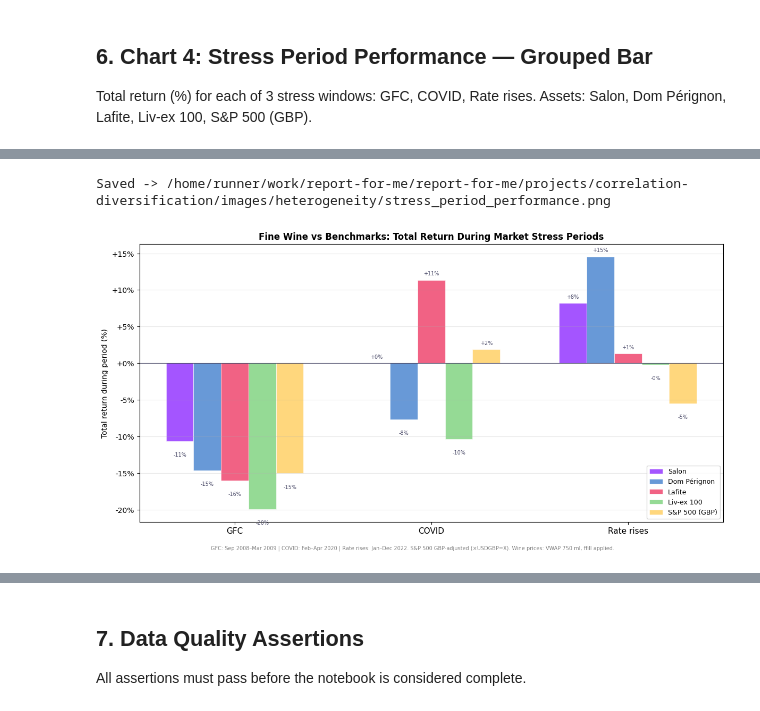
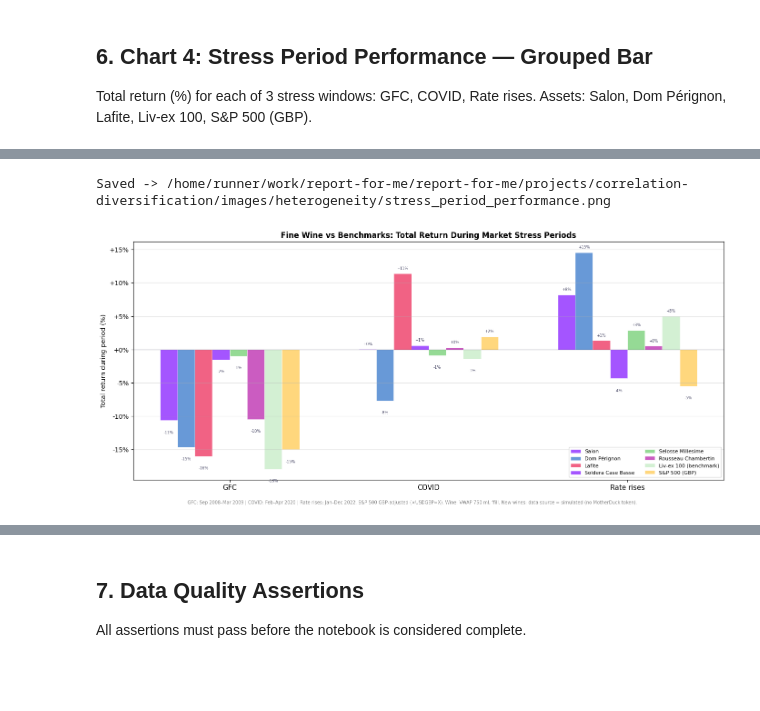
Before and after one commit to acdaniel864/report-for-me, a Jupyter notebook: projects/correlation-diversification/notebooks/04_heterogeneity_analysis.ipynb, the cells around one changed output, grey strips where cells are left out. Cells and saved outputs as stored; diff of their text form; code cells hidden in the pictures; blank space fills up the shorter version.

```diff
--- a/projects/correlation-diversification/notebooks/04_heterogeneity_analysis.ipynb
+++ b/projects/correlation-diversification/notebooks/04_heterogeneity_analysis.ipynb
@@ -464,21 +786,26 @@ Saved -> /home/runner/work/report-for-me/report-for-me/projects/correlation-dive
 Total return (%) for each of 3 stress windows: GFC, COVID, Rate rises.
 Assets: Salon, Dom Pérignon, Lafite, Liv-ex 100, S&P 500 (GBP).
 # %%
-# Build asset series dict for stress calculations
+# Build asset series dict: original wines + top GFC performers + Liv-ex 100 + S&P 500
 stress_assets = {}
 for wine_name in wine_names_present:
     stress_assets[wine_name] = wine_price_ffill[wine_name].dropna()
 
-if livex_col:
-    stress_assets["Liv-ex 100"] = comp[livex_col].dropna()
+for _wine in TOP_GFC_PERFORMERS:
+    stress_assets[_wine] = new_wine_price_wide[_wine].dropna()
+
+# Liv-ex 100 from CSV (authoritative)
+stress_assets["Liv-ex 100 (benchmark)"] = livex_100_monthly
 
 stress_assets["S&P 500 (GBP)"] = sp500_gbp
 
 
 def period_return(series, start, end):
-    """Return total % return of series between start and end (inclusive)."""
-    window = series[(series.index >= pd.Timestamp(start)) &
-                    (series.index <= pd.Timestamp(end))].dropna()
+    # Total % return of series between start and end (inclusive).
+    window = series[
+        (series.index >= pd.Timestamp(start)) &
+        (series.index <= pd.Timestamp(end))
+    ].dropna()
     if len(window) < 2:
         return np.nan
     return float((window.iloc[-1] - window.iloc[0]) / window.iloc[0] * 100)
@@ -493,6 +820,6 @@ for p_start, p_end, p_label in STRESS_PERIODS:
 
 stress_df = pd.DataFrame(stress_rows).set_index("Period")
 
-print("Return (%) during each stress period:")
+print("Return (%) during each stress period (new wines: data source = " + DATA_SOURCE + "):")
 display(stress_df.round(1))
 # %% [output]
@@ -505,5 +832,5 @@ Return (%) during each stress period:
 # %%
-all_cols = list(stress_df.columns)
+all_cols  = list(stress_df.columns)
 n_assets  = len(all_cols)
 n_periods = len(stress_df)
 x         = np.arange(n_periods)
@@ -513,55 +840,60 @@ color_list = []
 for c in all_cols:
     if c in WINE_COLORS:
         color_list.append(WINE_COLORS[c])
+    elif c in NEW_WINE_COLOURS:
+        color_list.append(NEW_WINE_COLOURS[c])
     elif "Liv-ex" in c:
         color_list.append(LIVEX_COLOR)
     else:
         color_list.append(SP500_COLOR)
 
-fig, ax = plt.subplots(figsize=(12, 6))
+fig, ax = plt.subplots(figsize=(14, 6))
 
 for i, (col, col_color) in enumerate(zip(all_cols, color_list)):
     vals   = stress_df[col].values.astype(float)
     offset = (i - n_assets / 2 + 0.5) * width
+    # Liv-ex 100 benchmark bar rendered faint
+    _alpha = 0.35 if "Liv-ex" in col else 0.85
     bars   = ax.bar(
         x + offset, vals, width=width,
         color=col_color, label=col,
-        alpha=0.85, edgecolor="white", linewidth=0.5,
+        alpha=_alpha, edgecolor="white", linewidth=0.5,
     )
     for bar, val in zip(bars, vals):
         if not np.isnan(val):
             ax.text(
                 bar.get_x() + bar.get_width() / 2,
                 val + (0.5 if val >= 0 else -1.5),
                 f"{val:+.0f}%",
                 ha="center",
                 va="bottom" if val >= 0 else "top",
-                fontsize=7, color=STRESS_SHADE,
+                fontsize=6, color=STRESS_SHADE,
             )
 
 ax.axhline(0, color=STRESS_SHADE, linewidth=0.8)
 ax.set_xticks(x)
 ax.set_xticklabels(stress_df.index, fontsize=11)
 ax.set_ylabel("Total return during period (%)", fontsize=10)
 ax.set_title(
     "Fine Wine vs Benchmarks: Total Return During Market Stress Periods",
     fontsize=12, fontweight="bold",
 )
-ax.legend(fontsize=9, loc="lower right")
+ax.legend(fontsize=8, loc="lower right", ncol=2)
 ax.grid(axis="y", alpha=0.3)
 ax.yaxis.set_major_formatter(mticker.FuncFormatter(lambda v, _: f"{v:+.0f}%"))
 fig.text(
     0.5, -0.02,
-    "GFC: Sep 2008–Mar 2009 | COVID: Feb–Apr 2020 | Rate rises: Jan–Dec 2022. "
-    "S&P 500 GBP-adjusted (×USDGBP=X). Wine prices: VWAP 750 ml, ffill applied.",
+    "GFC: Sep 2008\u2013Mar 2009 | COVID: Feb\u2013Apr 2020 | Rate rises: Jan\u2013Dec 2022. "
+    "S&P 500 GBP-adjusted (\u00d7USDGBP=X). Wine: VWAP 750 ml, ffill. "
+    "New wines: data source = " + DATA_SOURCE + ".",
     ha="center", fontsize=7, color="gray",
 )
 plt.tight_layout()
 
 out_path = IMAGES_DIR / "stress_period_performance.png"
 fig.savefig(out_path, dpi=150, bbox_inches="tight")
 print(f"Saved -> {out_path}")
 plt.show()
 # %% [output]
 Saved -> /home/runner/work/report-for-me/report-for-me/projects/correlation-diversification/images/heterogeneity/stress_period_performance.png
-[figure, old version]
+[figure, new version]
```
Also changed, not shown: parts of 14 cells of this notebook, 7 other files.
